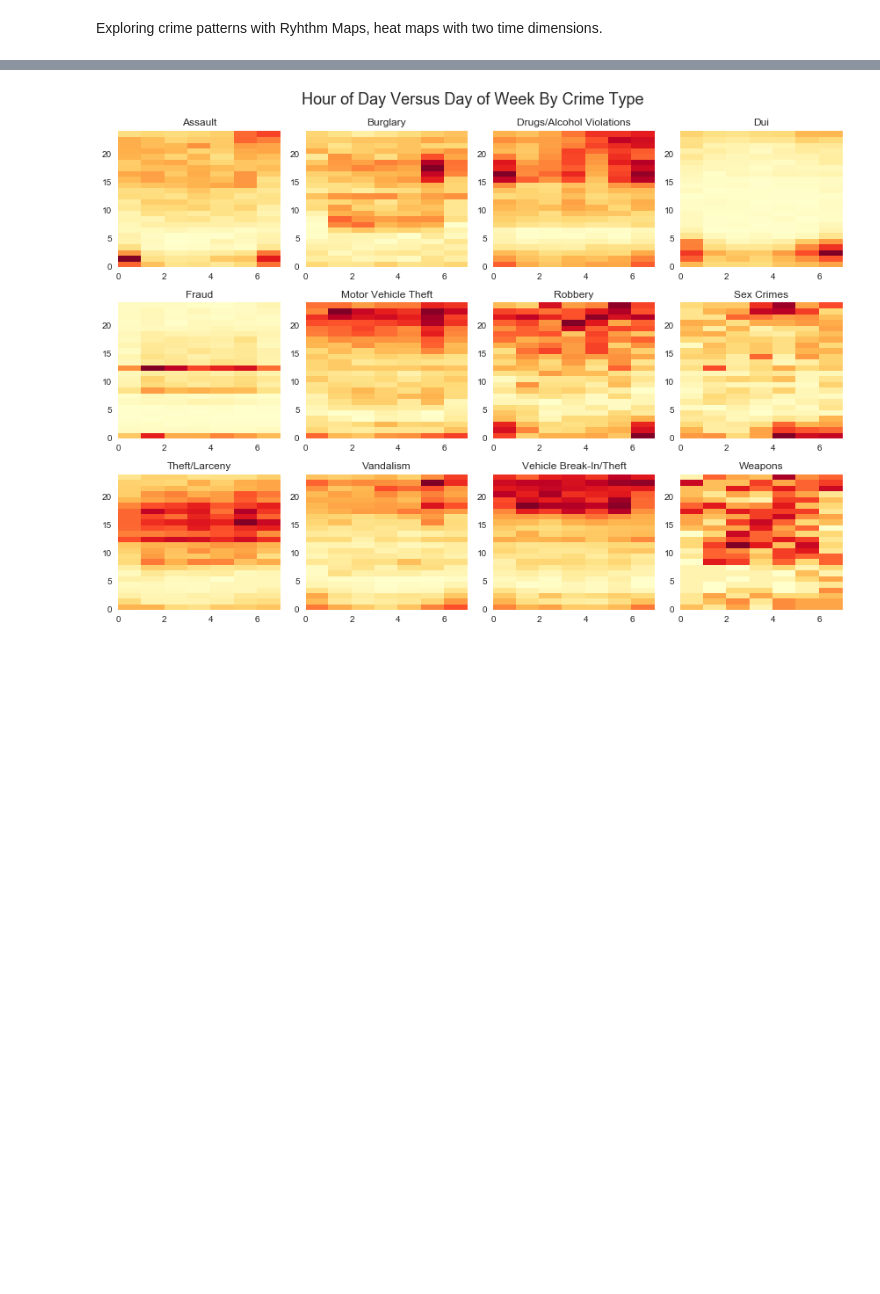
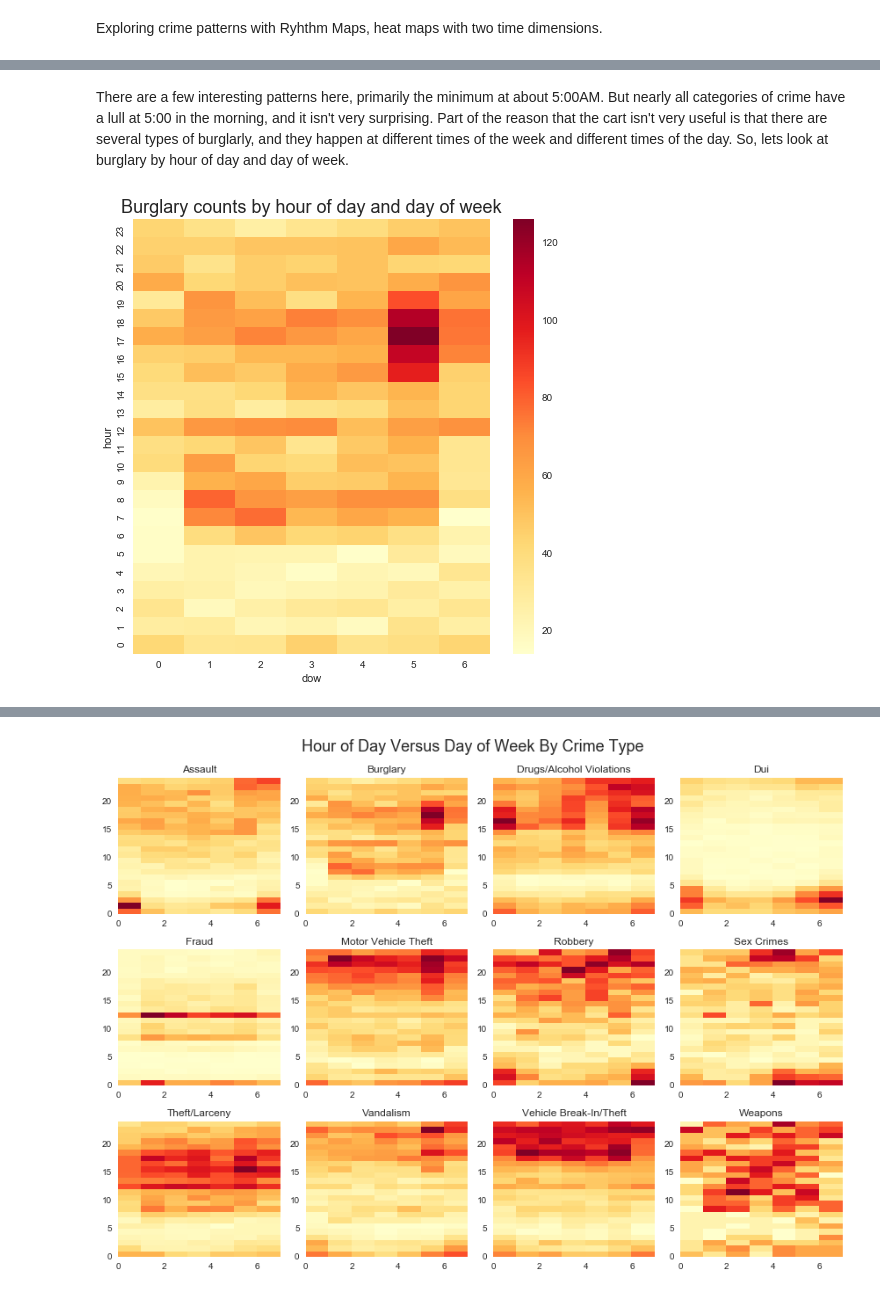
Before and after one commit to CivicKnowledge/insights.civicknowledge.com, a Jupyter notebook: crime/Crime Rhythm Maps.ipynb, the cells around one changed output, grey strips where cells are left out. Saved outputs shown, nothing was run; the diff lists cells and outputs as text; code cells hidden in the pictures; blank space fills up the shorter version.

```diff
--- a/crime/Crime Rhythm Maps.ipynb
+++ b/crime/Crime Rhythm Maps.ipynb
@@ -60,0 +55,16 @@ ax = uscounts.plot(subplots=True, figsize=(10,20))
+# %% [markdown]
+There are a few interesting patterns here, primarily the minimum at about 5:00AM. But nearly all categories of crime have a lull at 5:00 in the morning, and it isn't very surprising. Part of the reason that the cart isn't very useful is that there are several types of burglarly, and they happen at different times of the week and different times of the day. So, lets look at burglary by hour of day and day of week.
+# %%
+
+def plot_single_heatmap(t, title, ax=None):
+    t = t.count()[['id']].unstack()
+    t.columns = t.columns.droplevel()
+    t = t.sort_index(ascending=False)
+    sns.heatmap(t, cmap="YlOrRd", ax=ax).set_title(title, fontsize=18)
+
+plt.figure(figsize=(8,8))
+
+plot_single_heatmap(incidents[incidents.type == 'BURGLARY'].groupby(['hour','dow']),
+                   'Burglary counts by hour of day and day of week')
+# %% [output]
+[figure, added]
```
Also changed, not shown: parts of 15 cells of this notebook.
